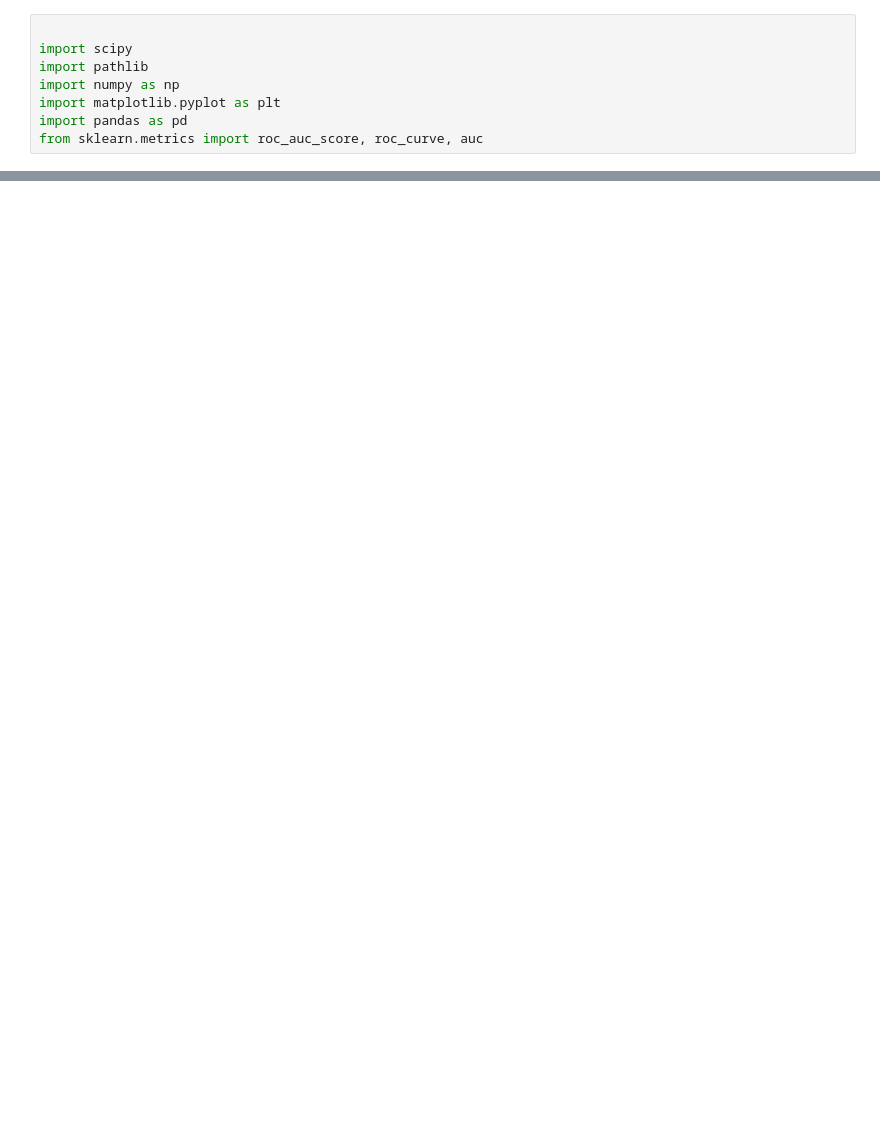
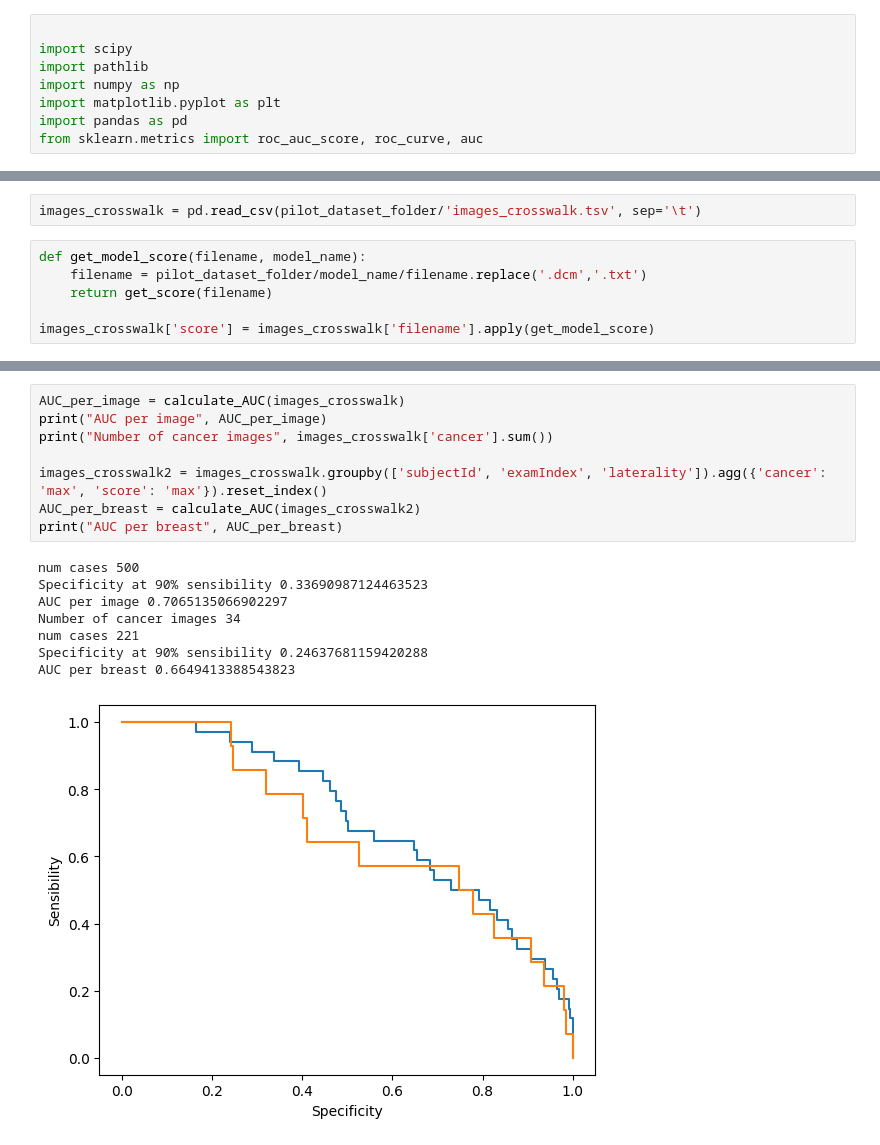
Before and after one commit to alalbiol/Mammography, a Jupyter notebook: Yolo8Mamo/notebooks/evaluate_roc_object_detection.ipynb, the cells around one changed output, grey strips where cells are left out. Saved outputs shown, nothing was run; the diff lists cells and outputs as text; blank space fills up the shorter version.

```diff
--- a/Yolo8Mamo/notebooks/evaluate_roc_object_detection.ipynb
+++ b/Yolo8Mamo/notebooks/evaluate_roc_object_detection.ipynb
@@ -111,0 +181,8 @@ Specificity at 90% sensibility 0.4521739130434783
+# %%
+images_crosswalk = pd.read_csv(pilot_dataset_folder/'images_crosswalk.tsv', sep='\t')
+# %%
+def get_model_score(filename, model_name):
+    filename = pilot_dataset_folder/model_name/filename.replace('.dcm','.txt')
+    return get_score(filename)
+
+images_crosswalk['score'] = images_crosswalk['filename'].apply(get_model_score)
@@ -111,0 +198,17 @@ Specificity at 90% sensibility 0.4521739130434783
+# %%
+AUC_per_image = calculate_AUC(images_crosswalk)
+print("AUC per image", AUC_per_image)
+print("Number of cancer images", images_crosswalk['cancer'].sum())
+
+images_crosswalk2 = images_crosswalk.groupby(['subjectId', 'examIndex', 'laterality']).agg({'cancer': 'max', 'score': 'max'}).reset_index()
+AUC_per_breast = calculate_AUC(images_crosswalk2)
+print("AUC per breast", AUC_per_breast)
+# %% [output]
+num cases 500
+Specificity at 90% sensibility 0.33690987124463523
+AUC per image 0.7065135066902297
+Number of cancer images 34
+num cases 221
+Specificity at 90% sensibility 0.24637681159420288
+AUC per breast 0.6649413388543823
+[figure, added]
```
Also changed, not shown: parts of 10 cells of this notebook, 9 other files.
